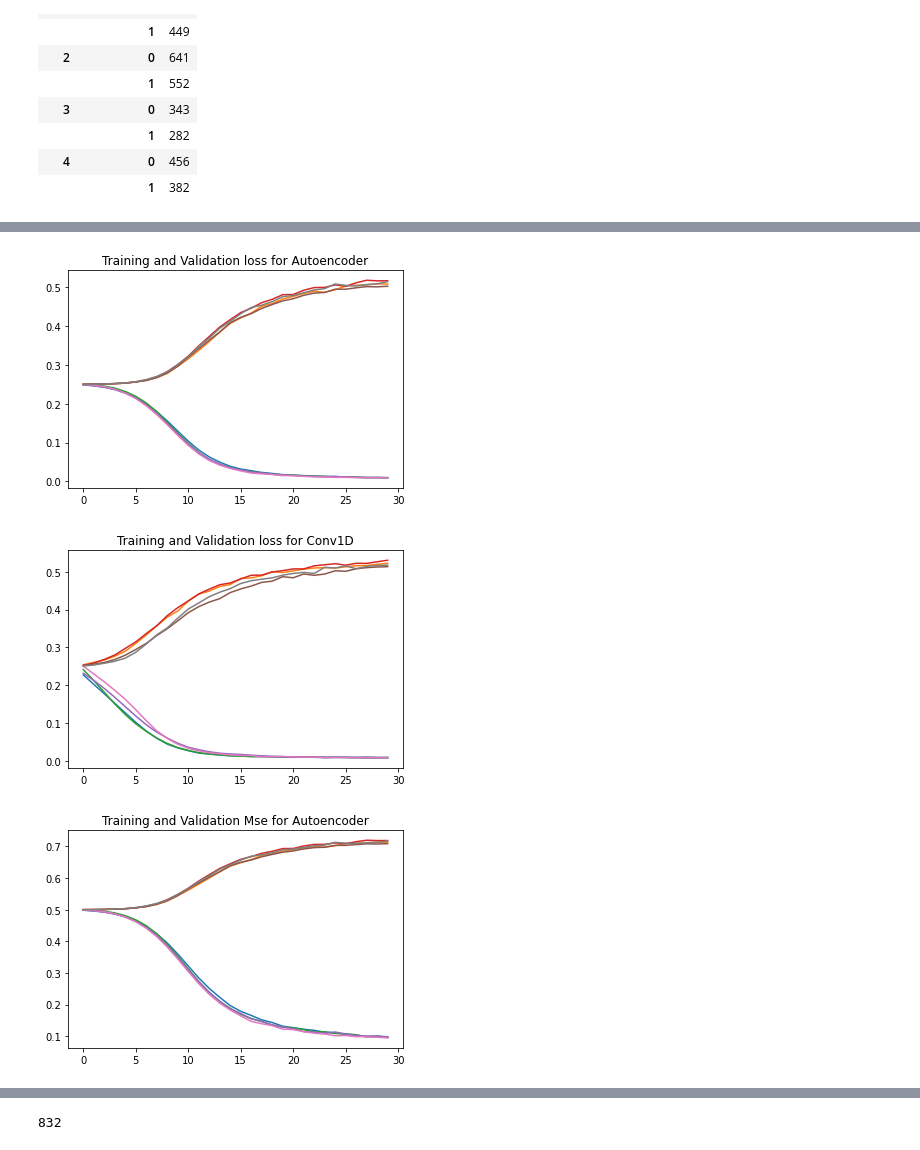
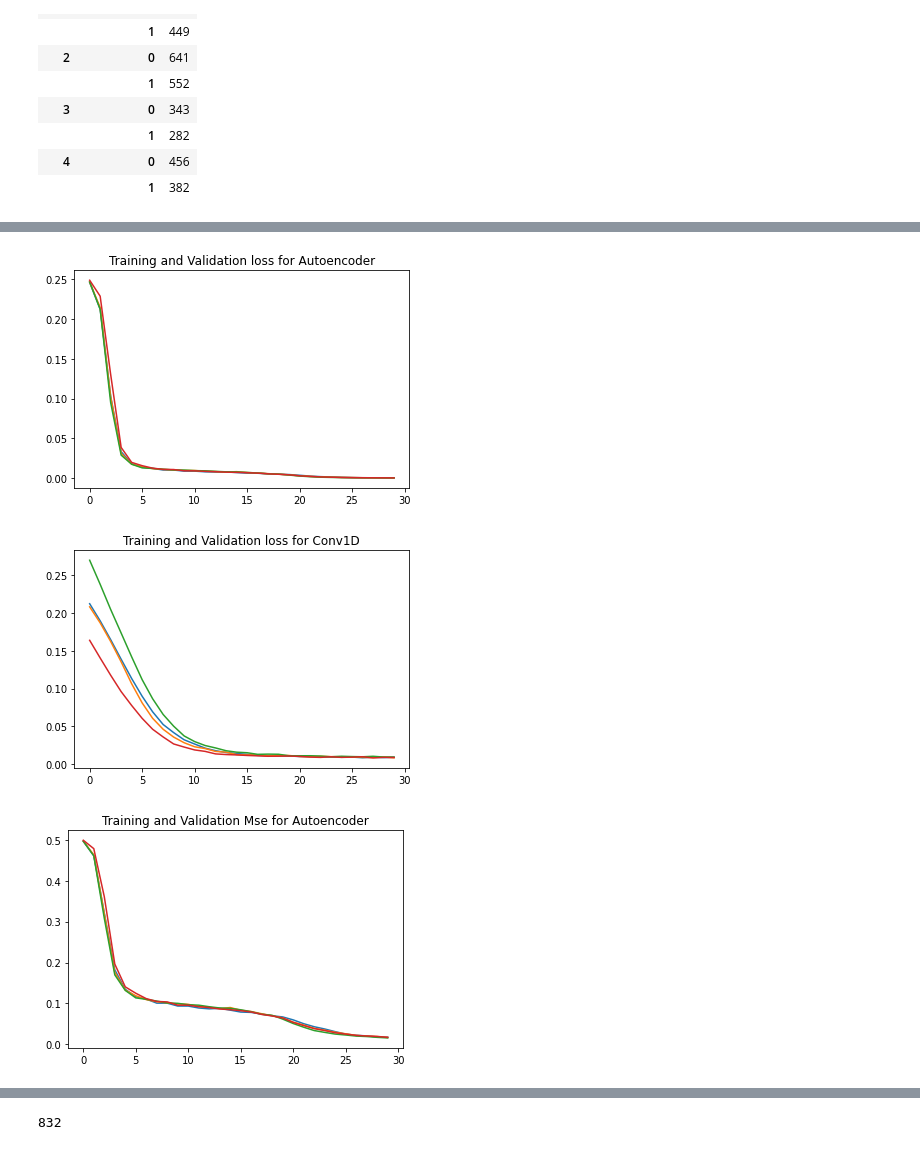
Before and after one commit to fantasia1314/Capstone_NGAFID, a Jupyter notebook: Con1D-Autoencoder-v2.ipynb, the cells around one changed output, grey strips where cells are left out. Saved outputs shown, nothing was run; the diff lists cells and outputs as text; code cells hidden in the pictures.

```diff
--- a/Con1D-Autoencoder-v2.ipynb
+++ b/Con1D-Autoencoder-v2.ipynb
@@ -172,17 +172,20 @@ class Autoencoder(tfk.Model):
         super(Autoencoder, self).__init__()
         self.encoder = tfk.Sequential([
             tfkl.Input(shape = BLOCK_SHAPE),
-            tfkl.Conv1D(256, kernel_size= 3, strides= 2, activation='relu', padding='same'),
-            tfkl.Conv1D(128, kernel_size= 3, strides= 2, activation='relu', padding='same'),
-            tfkl.Conv1D(64, kernel_size= 3, strides= 2, activation='relu', padding='same'),
-            tfkl.Conv1D(32, kernel_size= 3, strides= 2, activation='relu', padding='same'),
+            tfkl.Conv1D(512, kernel_size= 7, strides= 2, activation='relu', padding='same'),
+            tfkl.Dropout(0.5),
+            tfkl.Conv1D(256, kernel_size= 7, strides= 2, activation='relu', padding='same'),
+            tfkl.Dropout(0.5),
+            tfkl.Conv1D(128, kernel_size= 7, strides= 2, activation='relu', padding='same'),
+            tfkl.Dropout(0.5),
+            tfkl.Conv1D(64, kernel_size= 7, strides= 2, activation='relu', padding='same'),
         ])
 
         self.decoder = tf.keras.Sequential([
-            tfkl.Conv1DTranspose(32, kernel_size= 3, strides= 2, activation='relu', padding='same'),
-            tfkl.Conv1DTranspose(64, kernel_size= 3, strides= 2, activation='relu', padding='same'),
-            tfkl.Conv1DTranspose(128, kernel_size= 3, strides= 2, activation='relu', padding='same'),
-            tfkl.Conv1DTranspose(256, kernel_size= 3, strides= 2, activation='relu', padding='same'),
+            tfkl.Conv1DTranspose(64, kernel_size= 7, strides= 2, activation='relu', padding='same'),
+            tfkl.Conv1DTranspose(128, kernel_size= 7, strides= 2, activation='relu', padding='same'),
+            tfkl.Conv1DTranspose(256, kernel_size= 7, strides= 2, activation='relu', padding='same'),
+            tfkl.Conv1DTranspose(512, kernel_size= 7, strides= 2, activation='relu', padding='same'),
             tfkl.Conv1D(1, kernel_size = 3, activation='sigmoid', padding='same')
         ])
 
@@ -292,30 +295,24 @@ Epoch 30/30
 # %%
 for i in range(NFOLD-1):
     loss = cnn1D_encoder_result[i]['loss']
-    val_loss = cnn1D_encoder_result[i]['val_loss']
     plt.plot(loss)
-    plt.plot(val_loss)
     plt.title('Training and Validation loss for Autoencoder')
 # %% [output]
-[figure, old version]
+[figure, new version]
 # %%
 for i in range(NFOLD-1):
     loss = cnnv1D_result[i]['loss']
-    val_loss = cnnv1D_result[i]['val_loss']
     plt.plot(loss)
-    plt.plot(val_loss)
     plt.title('Training and Validation loss for Conv1D')
 # %% [output]
-[figure, old version]
+[figure, new version]
 # %%
 for i in range(NFOLD-1):
     mse = cnn1D_encoder_result[i]['root_mean_squared_error']
-    val_mse = cnn1D_encoder_result[i]['val_root_mean_squared_error']
     plt.plot(mse)
-    plt.plot(val_mse)
     plt.title('Training and Validation Mse for Autoencoder')
 # %% [output]
-[figure, old version]
+[figure, new version]
 # %%
 for i in range(NFOLD-1):
     mse = cnnv1D_result[i]['root_mean_squared_error']
```
Also changed, not shown: parts of 8 cells of this notebook.
